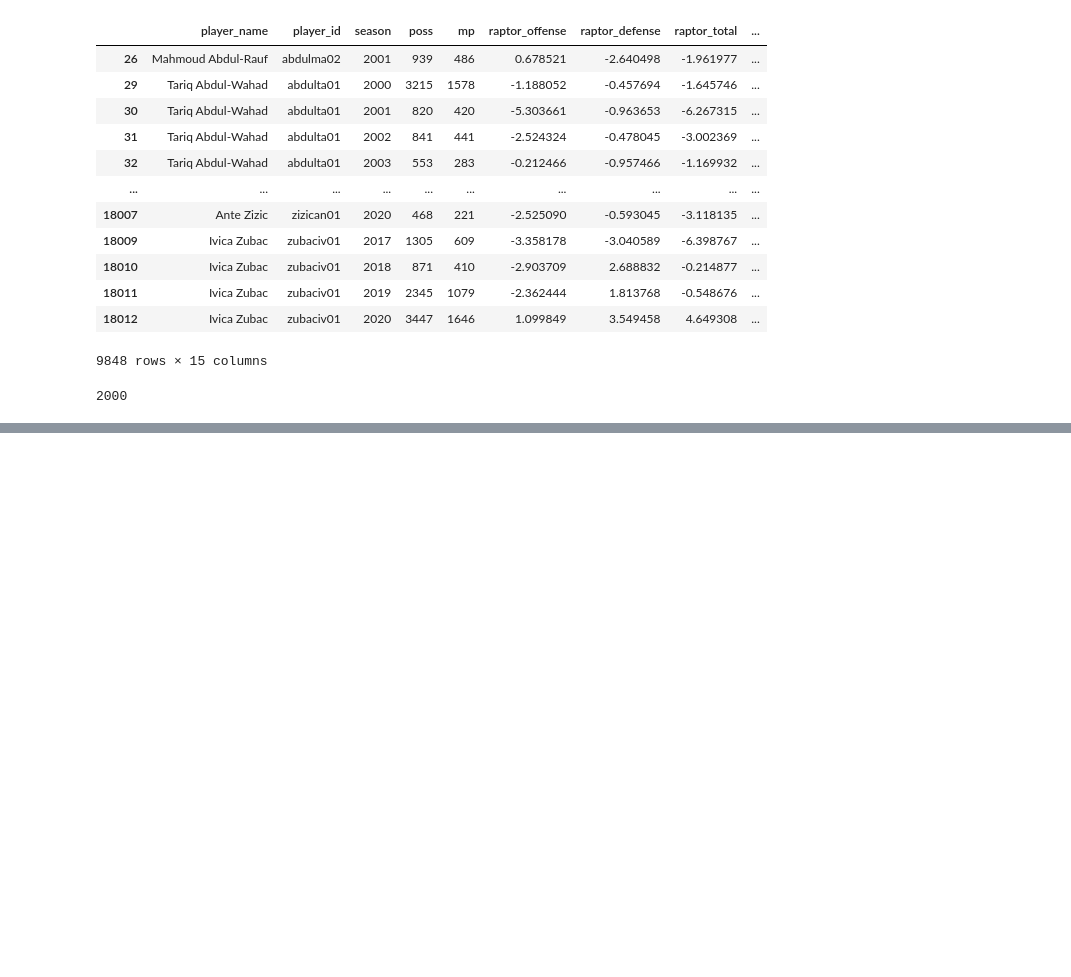
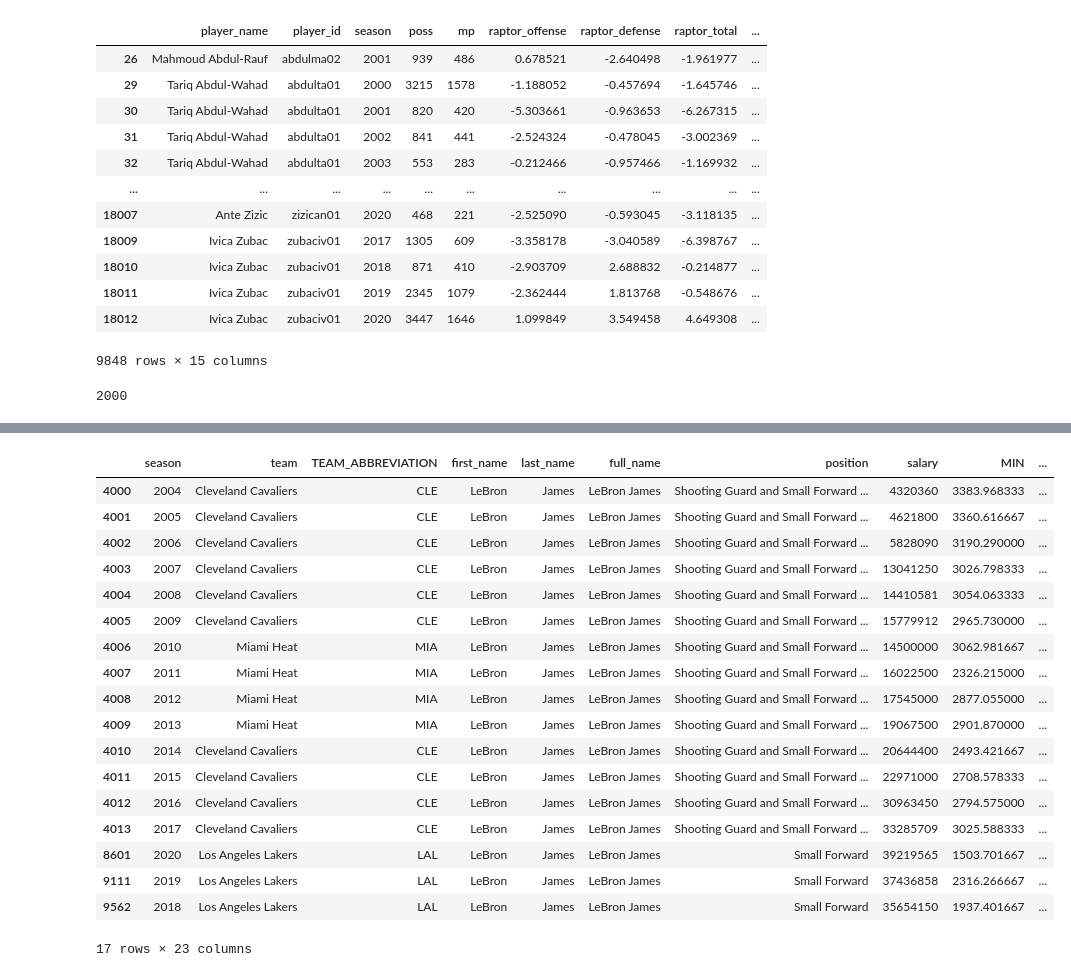
Before and after one commit to teao11/barca_fc_basketball_capstone, a Jupyter notebook: EDA/SalaryRatings.ipynb, the cells around one changed output, grey strips where cells are left out. Drawn from its saved outputs; the diff is of its cells as text; code cells hidden in the pictures; blank space fills up the shorter version.

Commit message:
adding salaries combined data

```diff
--- a/EDA/SalaryRatings.ipynb
+++ b/EDA/SalaryRatings.ipynb
@@ -297,0 +364,3 @@ recent_salaries_df
+# %%
+salary_stat = pd.merge(recent_salaries_df, recent_stats,  how='inner', left_on=['season','first_name', 'last_name'],
+                       right_on = ['season','first_name', 'last_name'])
@@ -297,0 +408,5 @@ recent_salaries_df
+# %%
+rap_name_split = two_thousands_rap_df.player_name.str.split(expand=True)
+rap_name_split = rap_name_split.drop(columns = [2, 3])
+rap_name_split.columns = ['first_name', 'last_name']
+rap_name_split.head(5)
@@ -297,0 +420,3 @@ recent_salaries_df
+# %%
+two_thousands_rap_df = pd.concat([two_thousands_rap_df,rap_name_split], axis = 1)
+two_thousands_rap_df.head()
@@ -297,0 +430,6 @@ recent_salaries_df
+# %%
+final_df = pd.merge(salary_stat, two_thousands_rap_df,  how='inner', left_on=['season','first_name', 'last_name'],
+                       right_on = ['season','first_name', 'last_name'])
+
+print(final_df.shape)
+final_df.head(15)
@@ -297,0 +455,22 @@ recent_salaries_df
+# %%
+final_df.loc[final_df['first_name'] == 'LeBron']
+# %% [output]
+|  | season | team | TEAM_ABBREVIATION | first_name | last_name | full_name | position | salary | MIN | ... |
+| 4000 | 2004 | Cleveland Cavaliers | CLE | LeBron | James | LeBron James | Shooting Guard and Small Forward ... | 4320360 | 3383.968333 | ... |
+| 4001 | 2005 | Cleveland Cavaliers | CLE | LeBron | James | LeBron James | Shooting Guard and Small Forward ... | 4621800 | 3360.616667 | ... |
+| 4002 | 2006 | Cleveland Cavaliers | CLE | LeBron | James | LeBron James | Shooting Guard and Small Forward ... | 5828090 | 3190.290000 | ... |
+| 4003 | 2007 | Cleveland Cavaliers | CLE | LeBron | James | LeBron James | Shooting Guard and Small Forward ... | 13041250 | 3026.798333 | ... |
+| 4004 | 2008 | Cleveland Cavaliers | CLE | LeBron | James | LeBron James | Shooting Guard and Small Forward ... | 14410581 | 3054.063333 | ... |
+| 4005 | 2009 | Cleveland Cavaliers | CLE | LeBron | James | LeBron James | Shooting Guard and Small Forward ... | 15779912 | 2965.730000 | ... |
+| 4006 | 2010 | Miami Heat | MIA | LeBron | James | LeBron James | Shooting Guard and Small Forward ... | 14500000 | 3062.981667 | ... |
+| 4007 | 2011 | Miami Heat | MIA | LeBron | James | LeBron James | Shooting Guard and Small Forward ... | 16022500 | 2326.215000 | ... |
+| 4008 | 2012 | Miami Heat | MIA | LeBron | James | LeBron James | Shooting Guard and Small Forward ... | 17545000 | 2877.055000 | ... |
+| 4009 | 2013 | Miami Heat | MIA | LeBron | James | LeBron James | Shooting Guard and Small Forward ... | 19067500 | 2901.870000 | ... |
+| 4010 | 2014 | Cleveland Cavaliers | CLE | LeBron | James | LeBron James | Shooting Guard and Small Forward ... | 20644400 | 2493.421667 | ... |
+| 4011 | 2015 | Cleveland Cavaliers | CLE | LeBron | James | LeBron James | Shooting Guard and Small Forward ... | 22971000 | 2708.578333 | ... |
+| 4012 | 2016 | Cleveland Cavaliers | CLE | LeBron | James | LeBron James | Shooting Guard and Small Forward ... | 30963450 | 2794.575000 | ... |
+| 4013 | 2017 | Cleveland Cavaliers | CLE | LeBron | James | LeBron James | Shooting Guard and Small Forward ... | 33285709 | 3025.588333 | ... |
+| 8601 | 2020 | Los Angeles Lakers | LAL | LeBron | James | LeBron James | Small Forward | 39219565 | 1503.701667 | ... |
+| 9111 | 2019 | Los Angeles Lakers | LAL | LeBron | James | LeBron James | Small Forward | 37436858 | 2316.266667 | ... |
+| 9562 | 2018 | Los Angeles Lakers | LAL | LeBron | James | LeBron James | Small Forward | 35654150 | 1937.401667 | ... |
+17 rows × 23 columns
```
Also changed, not shown: parts of 32 cells of this notebook, 1 other file.
